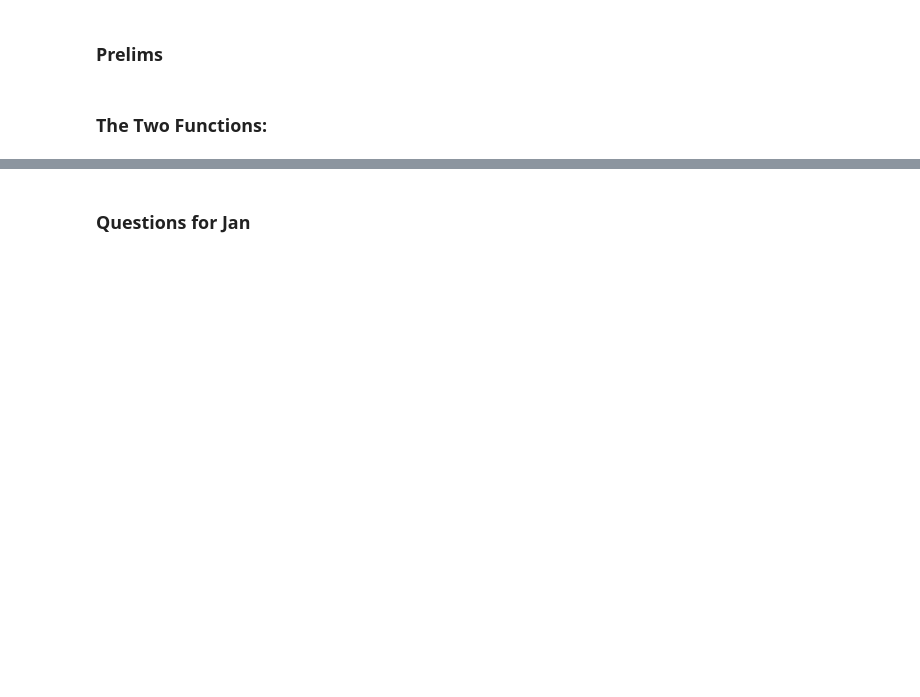
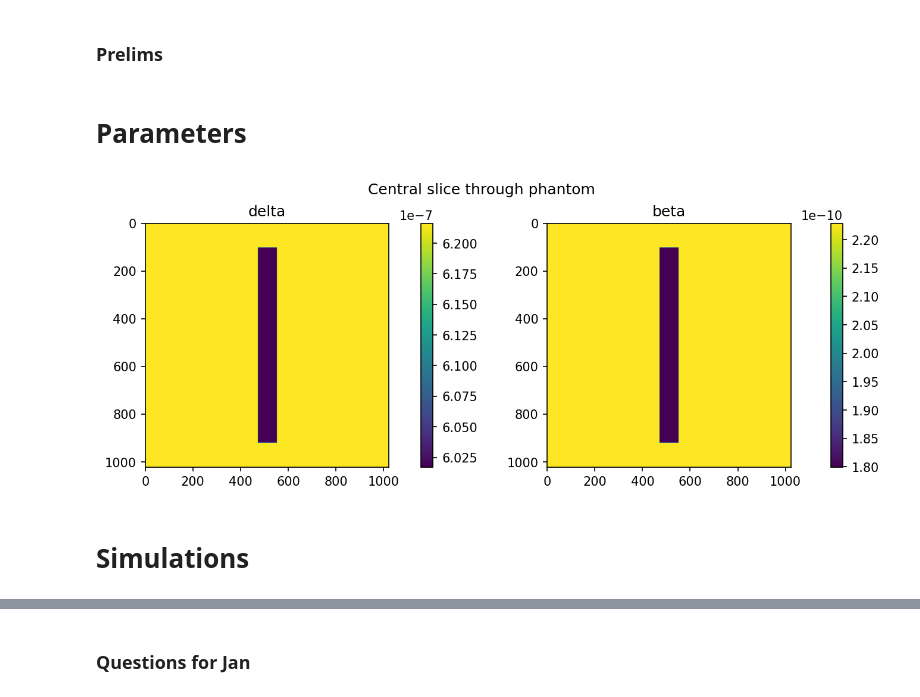
Before and after one commit to gjadick/spectral-xpci, a Jupyter notebook: comparing-two-multislice-functions.ipynb, the cells around one changed output, grey strips where cells are left out. Drawn from its saved outputs; the diff is of its cells as text; code cells hidden in the pictures; blank space fills up the shorter version.

```diff
--- a/comparing-two-multislice-functions.ipynb
+++ b/comparing-two-multislice-functions.ipynb
@@ -62,2 +19,0 @@ def NF(a, E, z):
-# %% [markdown]
-### The Two Functions:
@@ -112 +54,45 @@ def simulate_multislice_chromatix(obj_beta, obj_delta, phantom_dx, phantom_dz, p
+# %% [markdown]
+# Parameters
+# %%
+##########################################
+### Parameters
+
+energy = 20        # beam energy [keV]
+propdist = 30e-2
+
+# Phantom:
+N = 1024              # num pixels in x-y plane
+dx = 0.625e-6        # phantom resolution
+fov = N*dx           # field-of-view in the transverse plane (x-y)
+Nz = 10              # num pixels along z axis
+thickness = 5e-2     # thickness along propagation axis (z)
+dz = thickness/Nz
+phantom_shape = jnp.array([Nz, N, N])
+
+# Detector:
+det_shape = (128, 128)
+det_dx = fov / det_shape[0]
+
+# Misc:
+N_pad = 100
+n_medium = 1
+n_avg = 1
+key=jax.random.PRNGKey(3)
+# %%
+# Generate the phantom.
+fiber_width = 50e-6
+obj_delta, obj_beta = make_fiber_phantom(N, Nz, dx, fiber_width, energy)
+
+# Show.
+fig, ax = plt.subplots(1, 2, figsize=[9,3.5], layout='constrained', dpi=150)
+fig.suptitle('Central slice through phantom')
+for i, obj in enumerate([obj_delta, obj_beta]):
+    ax[i].set_title(['delta', 'beta'][i])
+    m = ax[i].imshow(obj[obj.shape[0]//2,:,:])
+    fig.colorbar(m, ax=ax[i], pad=0)
+plt.show()
+# %% [output]
+[figure, added]
+# %% [markdown]
+# Simulations
 # %%
```
Also changed, not shown: parts of 18 cells of this notebook.
